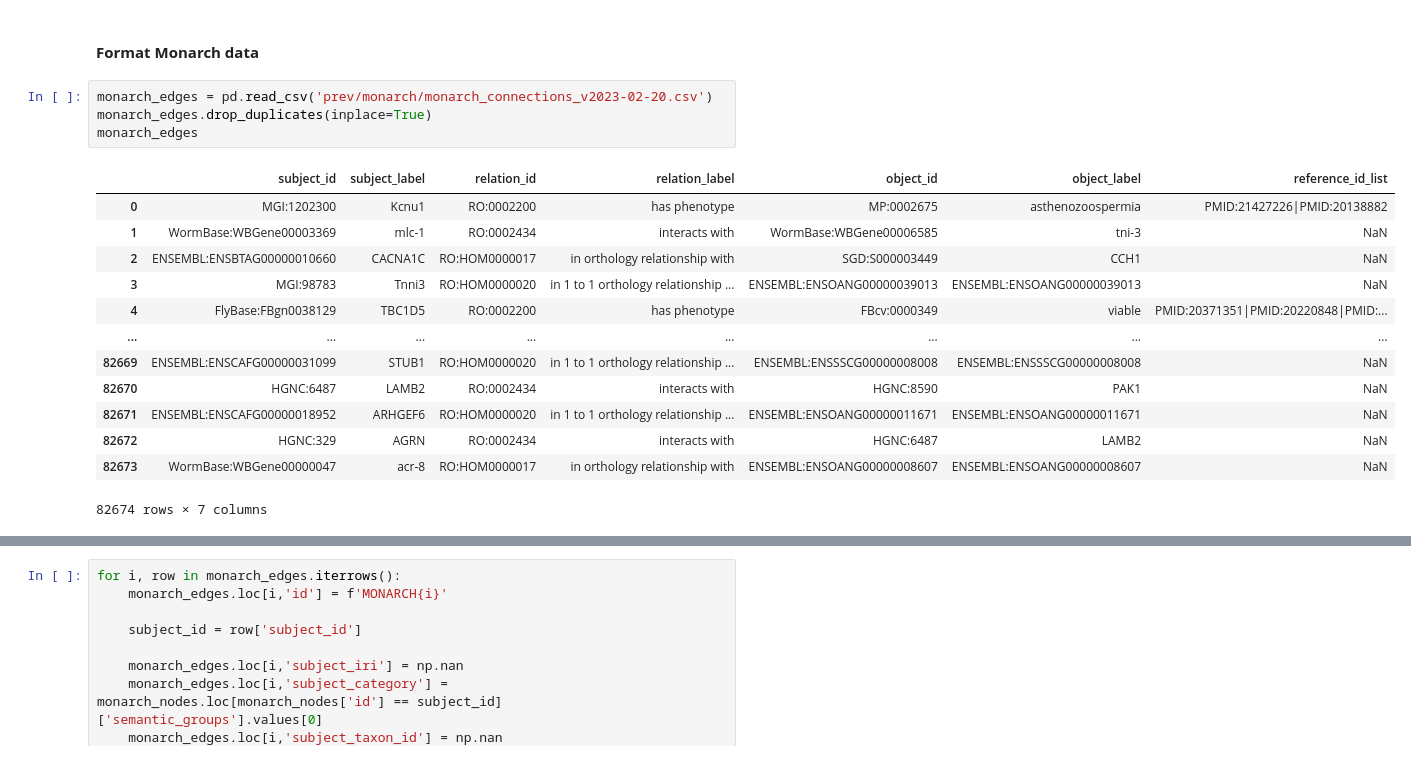
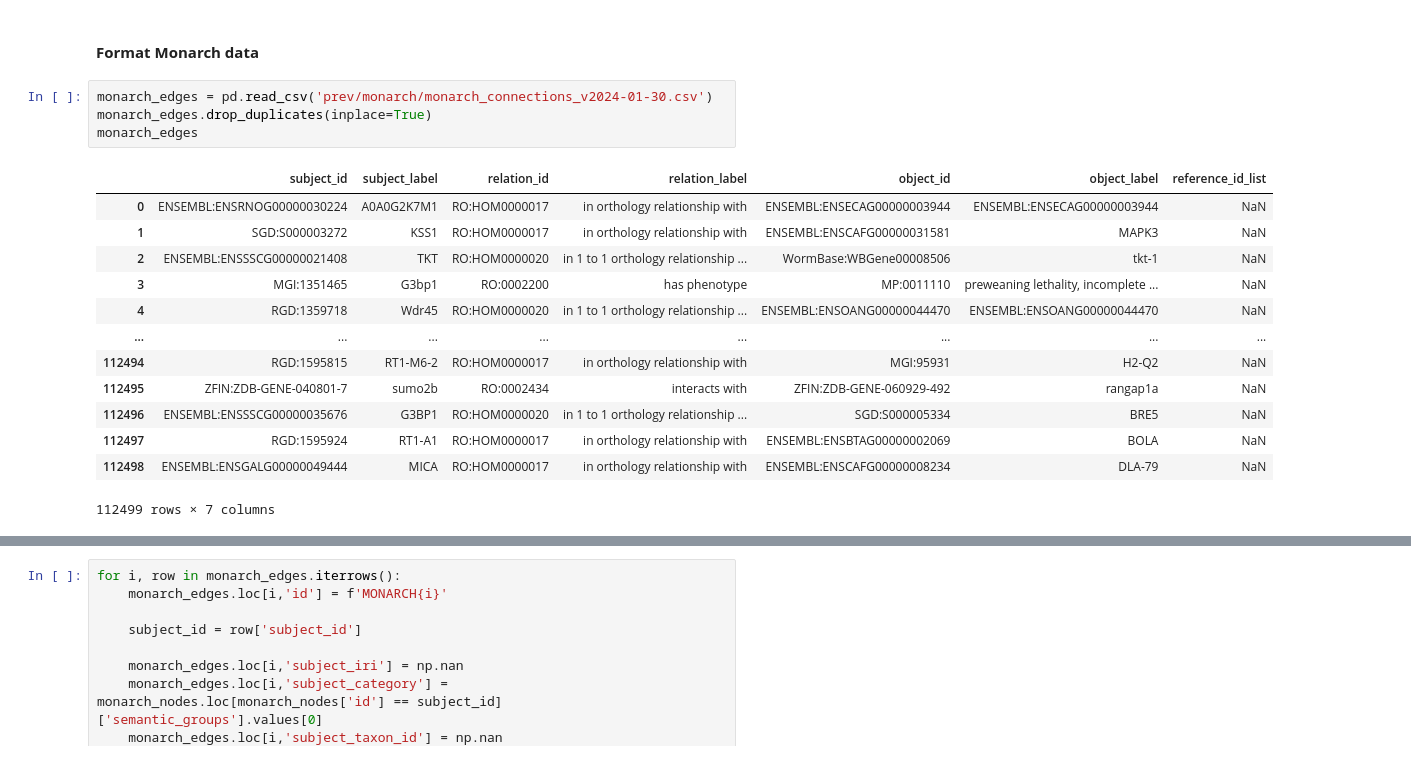
Before and after one commit to rosazwart/XAIFO-ThesisProject, a Jupyter notebook: Notebook_3.ipynb, the cells around one changed output, grey strips where cells are left out. Cells and saved outputs as stored; diff of their text form.

```diff
--- a/Notebook_3.ipynb
+++ b/Notebook_3.ipynb
@@ -10,21 +10,21 @@ import util.constants as constants
 # %% [markdown]
 #### **Format Monarch data**
 # %%
-monarch_edges = pd.read_csv('prev/monarch/monarch_connections_v2023-02-20.csv')
+monarch_edges = pd.read_csv('prev/monarch/monarch_connections_v2024-01-30.csv')
 monarch_edges.drop_duplicates(inplace=True)
 monarch_edges
 # %% [output]
 |  | subject_id | subject_label | relation_id | relation_label | object_id | object_label | reference_id_list |
-| 0 | MGI:1202300 | Kcnu1 | RO:0002200 | has phenotype | MP:0002675 | asthenozoospermia | PMID:21427226|PMID:20138882 |
-| 1 | WormBase:WBGene00003369 | mlc-1 | RO:0002434 | interacts with | WormBase:WBGene00006585 | tni-3 | NaN |
-| 2 | ENSEMBL:ENSBTAG00000010660 | CACNA1C | RO:HOM0000017 | in orthology relationship with | SGD:S000003449 | CCH1 | NaN |
-| 3 | MGI:98783 | Tnni3 | RO:HOM0000020 | in 1 to 1 orthology relationship ... | ENSEMBL:ENSOANG00000039013 | ENSEMBL:ENSOANG00000039013 | NaN |
-| 4 | FlyBase:FBgn0038129 | TBC1D5 | RO:0002200 | has phenotype | FBcv:0000349 | viable | PMID:20371351|PMID:20220848|PMID:... |
+| 0 | ENSEMBL:ENSRNOG00000030224 | A0A0G2K7M1 | RO:HOM0000017 | in orthology relationship with | ENSEMBL:ENSECAG00000003944 | ENSEMBL:ENSECAG00000003944 | NaN |
+| 1 | SGD:S000003272 | KSS1 | RO:HOM0000017 | in orthology relationship with | ENSEMBL:ENSCAFG00000031581 | MAPK3 | NaN |
+| 2 | ENSEMBL:ENSSSCG00000021408 | TKT | RO:HOM0000020 | in 1 to 1 orthology relationship ... | WormBase:WBGene00008506 | tkt-1 | NaN |
+| 3 | MGI:1351465 | G3bp1 | RO:0002200 | has phenotype | MP:0011110 | preweaning lethality, incomplete ... | NaN |
+| 4 | RGD:1359718 | Wdr45 | RO:HOM0000020 | in 1 to 1 orthology relationship ... | ENSEMBL:ENSOANG00000044470 | ENSEMBL:ENSOANG00000044470 | NaN |
 | ... | ... | ... | ... | ... | ... | ... | ... |
-| 82669 | ENSEMBL:ENSCAFG00000031099 | STUB1 | RO:HOM0000020 | in 1 to 1 orthology relationship ... | ENSEMBL:ENSSSCG00000008008 | ENSEMBL:ENSSSCG00000008008 | NaN |
-| 82670 | HGNC:6487 | LAMB2 | RO:0002434 | interacts with | HGNC:8590 | PAK1 | NaN |
-| 82671 | ENSEMBL:ENSCAFG00000018952 | ARHGEF6 | RO:HOM0000020 | in 1 to 1 orthology relationship ... | ENSEMBL:ENSOANG00000011671 | ENSEMBL:ENSOANG00000011671 | NaN |
-| 82672 | HGNC:329 | AGRN | RO:0002434 | interacts with | HGNC:6487 | LAMB2 | NaN |
-| 82673 | WormBase:WBGene00000047 | acr-8 | RO:HOM0000017 | in orthology relationship with | ENSEMBL:ENSOANG00000008607 | ENSEMBL:ENSOANG00000008607 | NaN |
+| 112494 | RGD:1595815 | RT1-M6-2 | RO:HOM0000017 | in orthology relationship with | MGI:95931 | H2-Q2 | NaN |
+| 112495 | ZFIN:ZDB-GENE-040801-7 | sumo2b | RO:0002434 | interacts with | ZFIN:ZDB-GENE-060929-492 | rangap1a | NaN |
+| 112496 | ENSEMBL:ENSSSCG00000035676 | G3BP1 | RO:HOM0000020 | in 1 to 1 orthology relationship ... | SGD:S000005334 | BRE5 | NaN |
+| 112497 | RGD:1595924 | RT1-A1 | RO:HOM0000017 | in orthology relationship with | ENSEMBL:ENSBTAG00000002069 | BOLA | NaN |
+| 112498 | ENSEMBL:ENSGALG00000049444 | MICA | RO:HOM0000017 | in orthology relationship with | ENSEMBL:ENSCAFG00000008234 | DLA-79 | NaN |
-82674 rows × 7 columns
+112499 rows × 7 columns
 # %%
```
Also changed, not shown: parts of 9 cells of this notebook, 7 other files.
